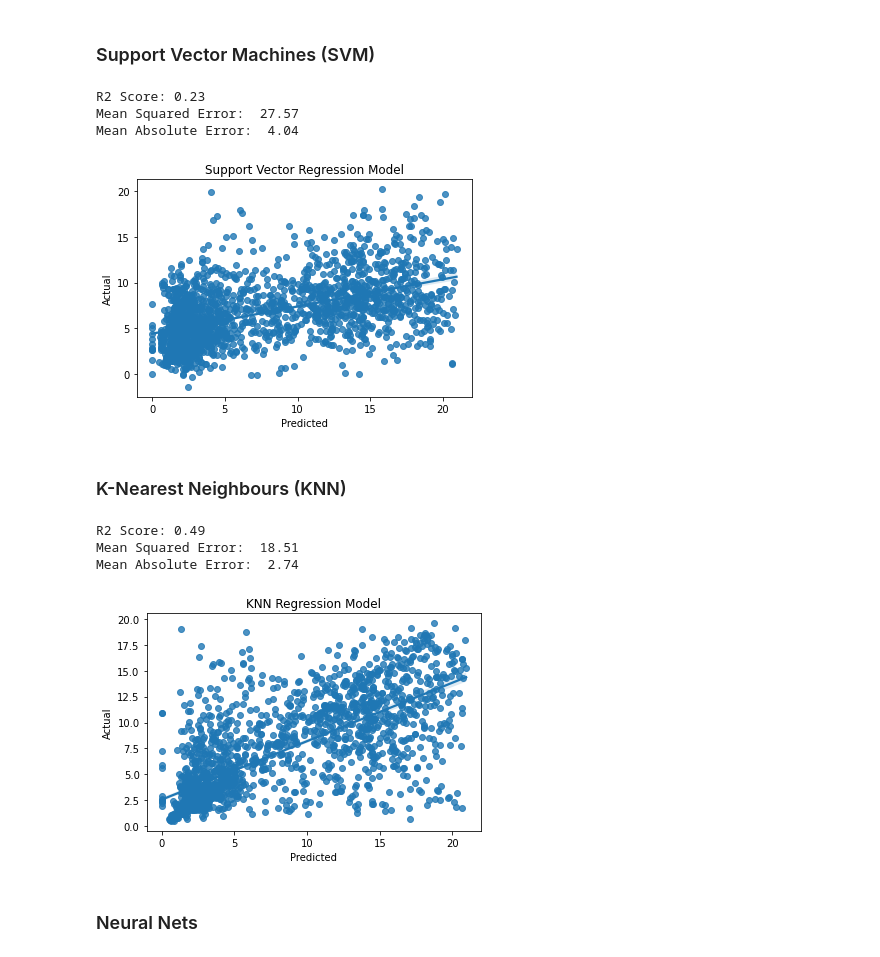
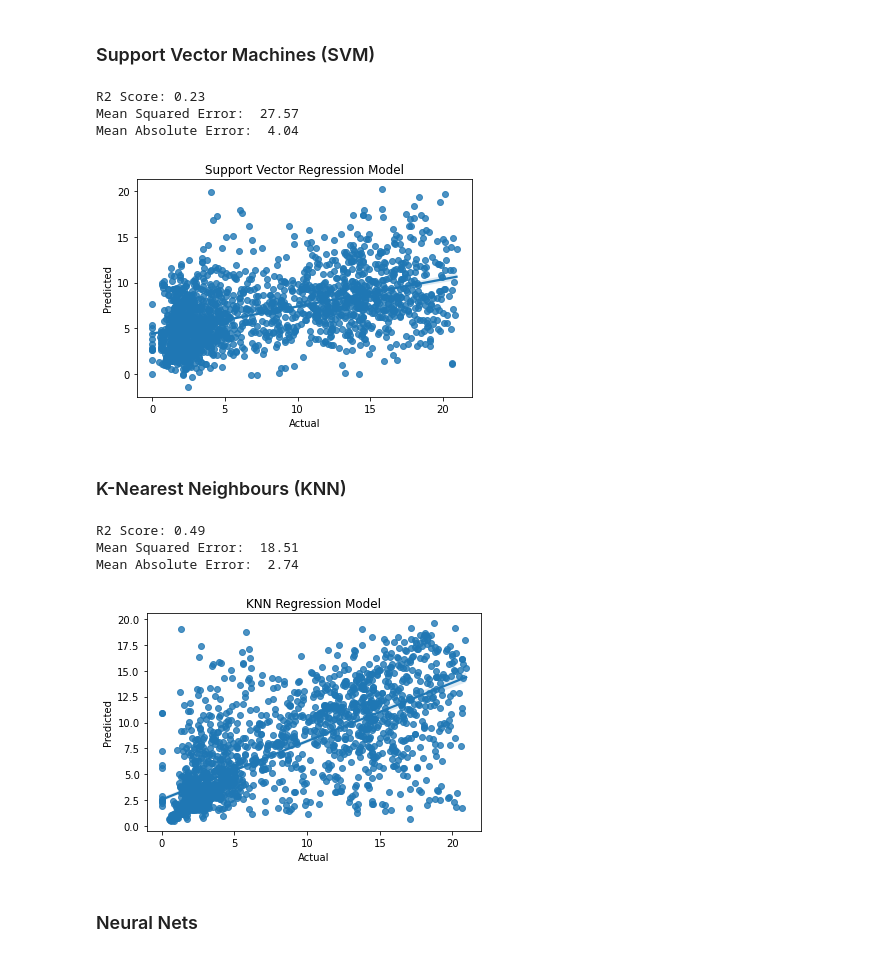
Before and after one commit to sadiatasneemkhan/BMEN_415_Project, a Jupyter notebook: Sadia/Regression/Regression.ipynb, the cells around one changed output. Saved outputs shown, nothing was run; the diff lists cells and outputs as text; code cells hidden in the pictures.

```diff
--- a/Sadia/Regression/Regression.ipynb
+++ b/Sadia/Regression/Regression.ipynb
@@ -65,27 +65,27 @@ from sklearn.neural_network import MLPRegressor
 # %%
 rg = SVR()
 
 rg.fit(xTrain, yTrain)
 predictedTest = rg.predict(xTest)
 
 sns.regplot(x = yTest, y = predictedTest)
 plt.title("Support Vector Regression Model")
-plt.xlabel('Predicted')
-plt.ylabel('Actual')
+plt.ylabel('Predicted')
+plt.xlabel('Actual')
 
 r2 = r2_score(yTest, predictedTest)
 print('R2 Score:', round(r2, 2))
 
 mse = mean_squared_error(yTest, predictedTest)
 print("Mean Squared Error: ", round(mse, 2))
 
 mae = mean_absolute_error(yTest, predictedTest)
 print("Mean Absolute Error: ", round(mae, 2) )
 # %% [output]
 R2 Score: 0.23
 Mean Squared Error:  27.57
 Mean Absolute Error:  4.04
-[figure, old version]
+[figure, new version]
 # %% [markdown]
 ### K-Nearest Neighbours (KNN)
 # %%
@@ -96,8 +96,8 @@ predictedTest = rg.predict(xTest)
 
 sns.regplot(x = yTest, y = predictedTest)
 plt.title("KNN Regression Model")
-plt.xlabel('Predicted')
-plt.ylabel('Actual')
+plt.ylabel('Predicted')
+plt.xlabel('Actual')
 
 r2 = r2_score(yTest, predictedTest)
 print('R2 Score:', round(r2, 2))
@@ -111,7 +111,7 @@ print("Mean Absolute Error: ", round(mae, 2) )
 R2 Score: 0.49
 Mean Squared Error:  18.51
 Mean Absolute Error:  2.74
-[figure, old version]
+[figure, new version]
 # %% [markdown]
 ### Neural Nets
 # %%
```
Also changed, not shown: parts of 1 cell of this notebook.
